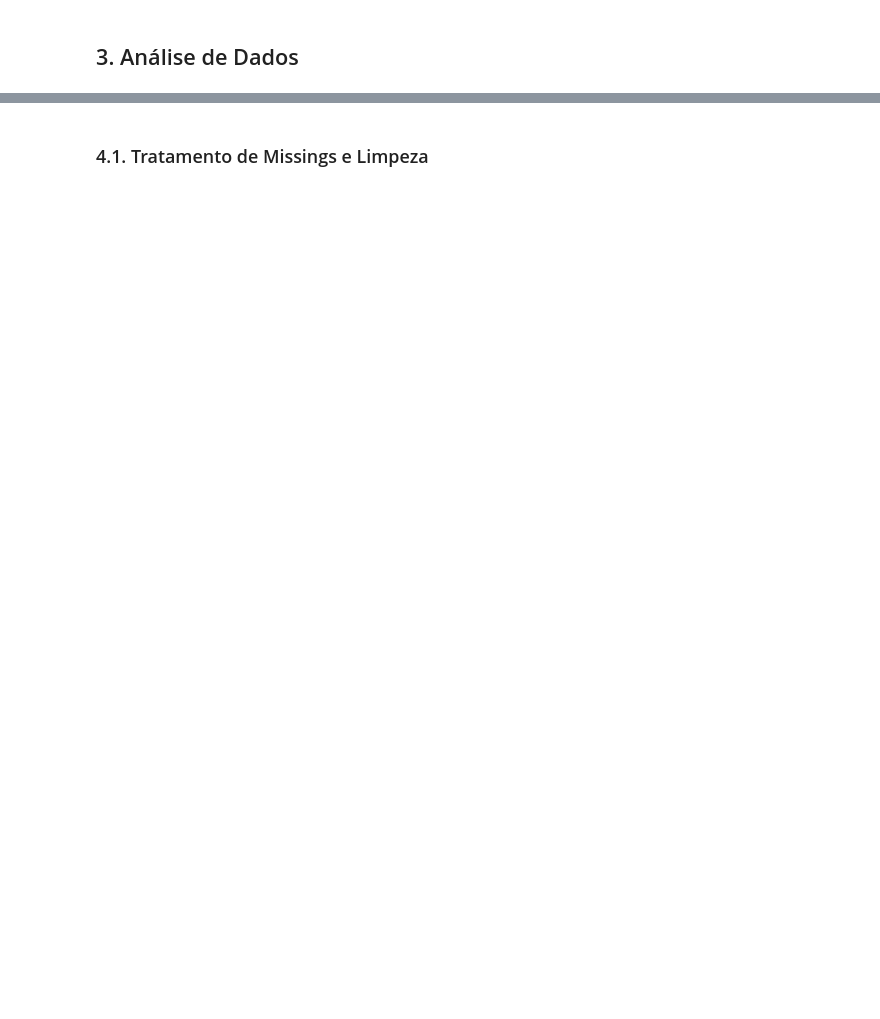
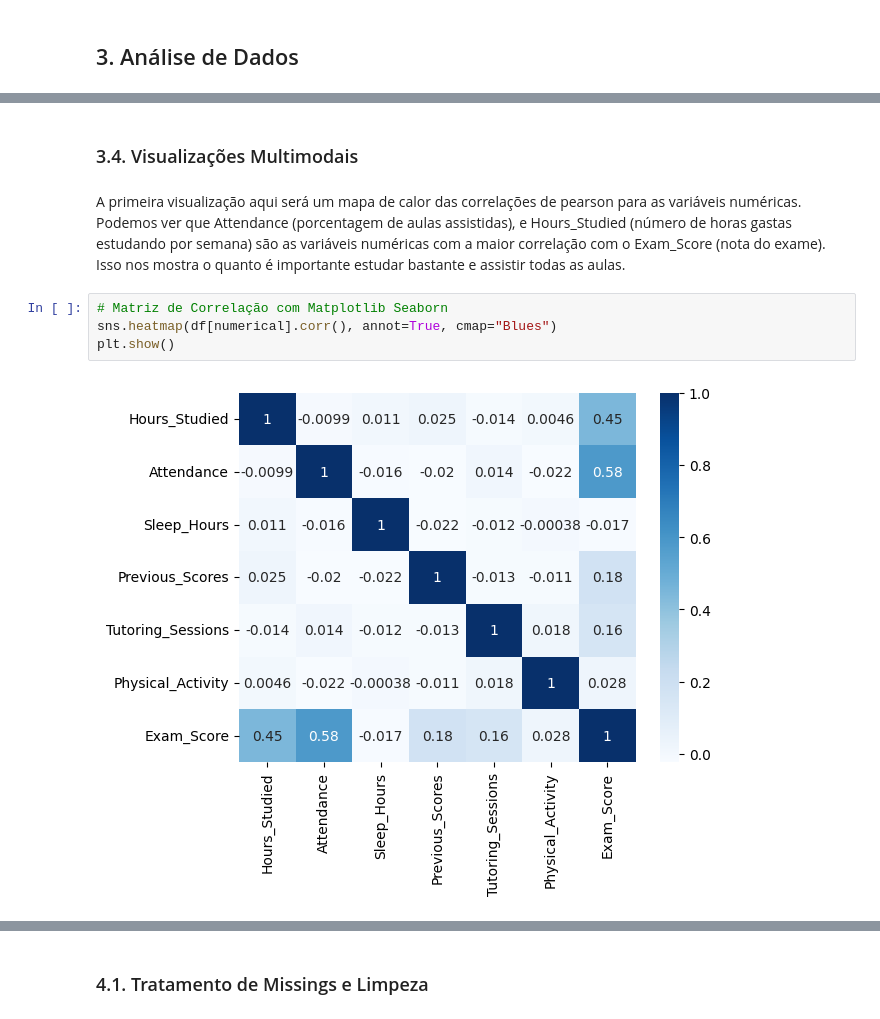
Before and after one commit to lucassiro/mvp_analise_de_dados, a Jupyter notebook: MVP_analise_de_dados.ipynb, the cells around one changed output, grey strips where cells are left out. Saved outputs shown, nothing was run; the diff lists cells and outputs as text; blank space fills up the shorter version.

```diff
--- a/MVP_analise_de_dados.ipynb
+++ b/MVP_analise_de_dados.ipynb
@@ -227,0 +190,12 @@ Nesta etapa, poderíamos realizar diversas operações de preparação de dados,
+# %% [markdown]
+### 3.4. Visualizações Multimodais
+# %% [markdown]
+A primeira visualização aqui será um mapa de calor das correlações de pearson para as variáveis numéricas.
+Podemos ver que Attendance (porcentagem de aulas assistidas), e Hours_Studied (número de horas gastas estudando por semana) são as variáveis numéricas com a maior correlação com o Exam_Score (nota do exame).
+Isso nos mostra o quanto é importante estudar bastante e assistir todas as aulas.
+# %%
+# Matriz de Correlação com Matplotlib Seaborn
+sns.heatmap(df[numerical].corr(), annot=True, cmap="Blues")
+plt.show()
+# %% [output]
+[figure, added]
```
Also changed, not shown: parts of 73 cells of this notebook.
